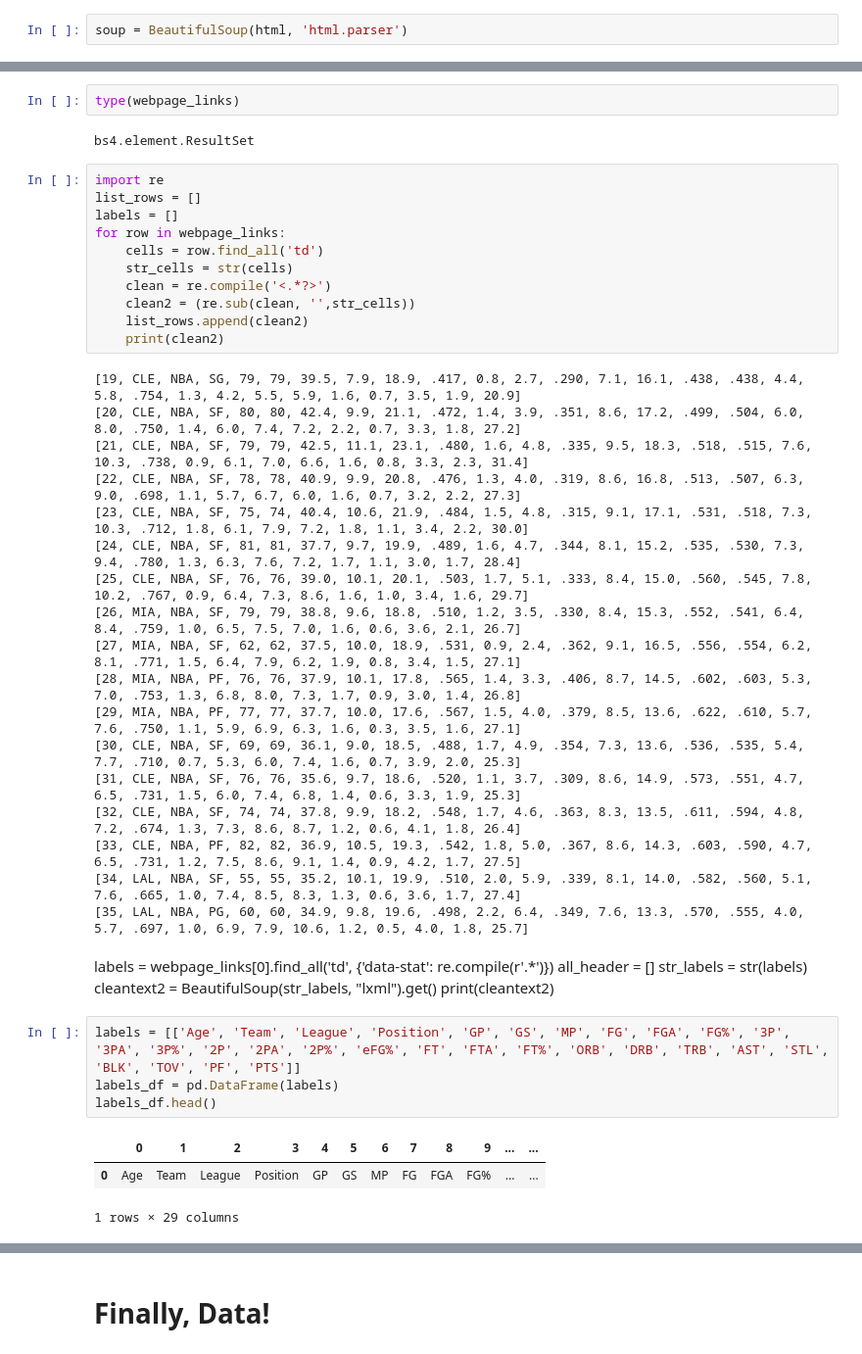
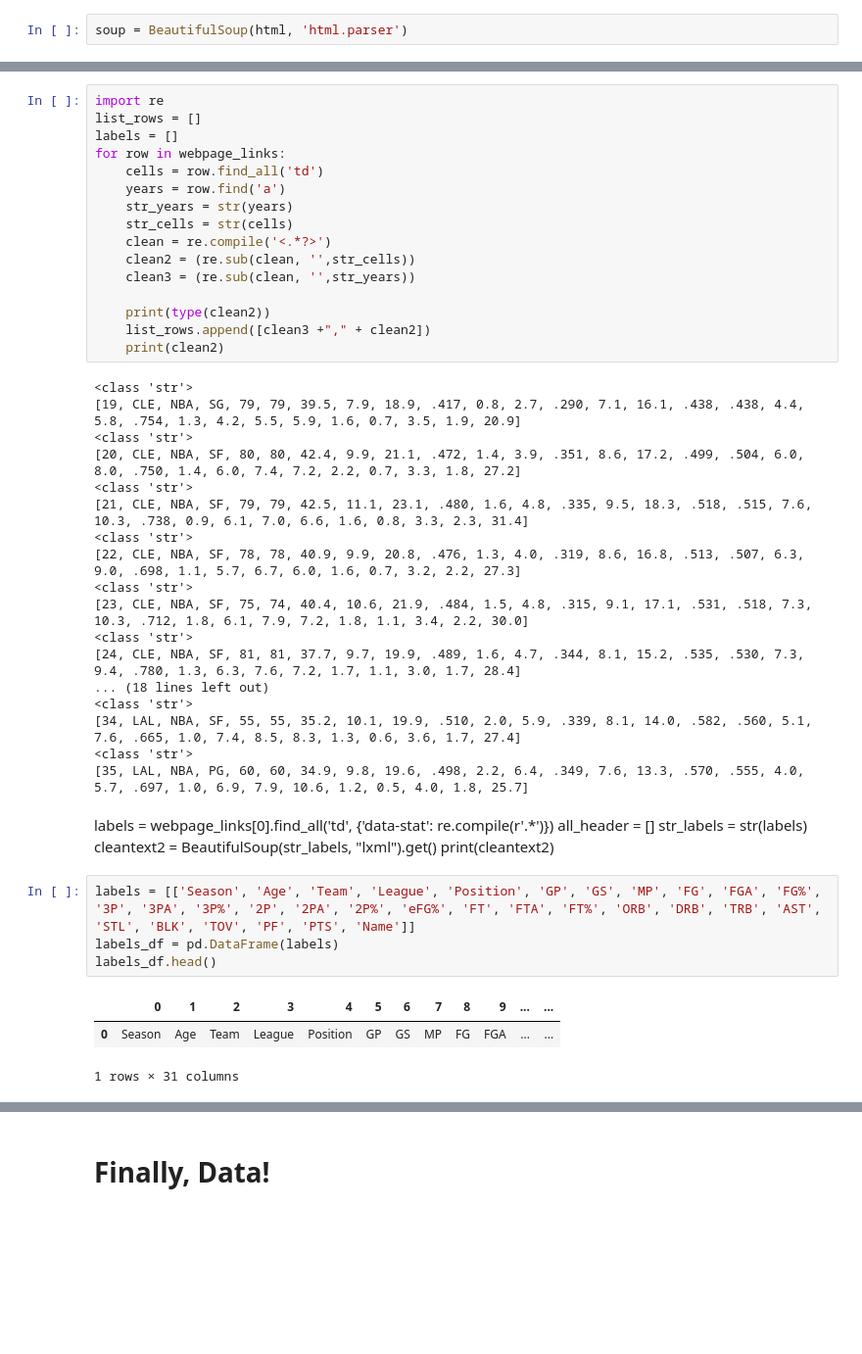
Before and after one commit to calreynolds/Basketball_reference_basic_scraping, a Jupyter notebook: basic_lebron_stats.ipynb, the cells around one changed output, grey strips where cells are left out. Shown at 98% size. Cells and saved outputs as stored; diff of their text form; blank space fills up the shorter version.

```diff
--- a/basic_lebron_stats.ipynb
+++ b/basic_lebron_stats.ipynb
@@ -46,36 +38,37 @@ import re
 webpage_links = soup.find_all('tr', {'id': re.compile(r'per.game.*')})
-# %%
-type(webpage_links)
-# %% [output]
-bs4.element.ResultSet
 # %%
 import re
 list_rows = []
 labels = []
 for row in webpage_links:
     cells = row.find_all('td')
+    years = row.find('a')
+    str_years = str(years)
     str_cells = str(cells)
     clean = re.compile('<.*?>')
     clean2 = (re.sub(clean, '',str_cells))
-    list_rows.append(clean2)
+    clean3 = (re.sub(clean, '',str_years))
+
+    print(type(clean2))
+    list_rows.append([clean3 +"," + clean2])
     print(clean2)
 # %% [output]
+<class 'str'>
 [19, CLE, NBA, SG, 79, 79, 39.5, 7.9, 18.9, .417, 0.8, 2.7, .290, 7.1, 16.1, .438, .438, 4.4, 5.8, .754, 1.3, 4.2, 5.5, 5.9, 1.6, 0.7, 3.5, 1.9, 20.9]
+<class 'str'>
 [20, CLE, NBA, SF, 80, 80, 42.4, 9.9, 21.1, .472, 1.4, 3.9, .351, 8.6, 17.2, .499, .504, 6.0, 8.0, .750, 1.4, 6.0, 7.4, 7.2, 2.2, 0.7, 3.3, 1.8, 27.2]
+<class 'str'>
 [21, CLE, NBA, SF, 79, 79, 42.5, 11.1, 23.1, .480, 1.6, 4.8, .335, 9.5, 18.3, .518, .515, 7.6, 10.3, .738, 0.9, 6.1, 7.0, 6.6, 1.6, 0.8, 3.3, 2.3, 31.4]
+<class 'str'>
 [22, CLE, NBA, SF, 78, 78, 40.9, 9.9, 20.8, .476, 1.3, 4.0, .319, 8.6, 16.8, .513, .507, 6.3, 9.0, .698, 1.1, 5.7, 6.7, 6.0, 1.6, 0.7, 3.2, 2.2, 27.3]
+<class 'str'>
 [23, CLE, NBA, SF, 75, 74, 40.4, 10.6, 21.9, .484, 1.5, 4.8, .315, 9.1, 17.1, .531, .518, 7.3, 10.3, .712, 1.8, 6.1, 7.9, 7.2, 1.8, 1.1, 3.4, 2.2, 30.0]
+<class 'str'>
 [24, CLE, NBA, SF, 81, 81, 37.7, 9.7, 19.9, .489, 1.6, 4.7, .344, 8.1, 15.2, .535, .530, 7.3, 9.4, .780, 1.3, 6.3, 7.6, 7.2, 1.7, 1.1, 3.0, 1.7, 28.4]
-[25, CLE, NBA, SF, 76, 76, 39.0, 10.1, 20.1, .503, 1.7, 5.1, .333, 8.4, 15.0, .560, .545, 7.8, 10.2, .767, 0.9, 6.4, 7.3, 8.6, 1.6, 1.0, 3.4, 1.6, 29.7]
-[26, MIA, NBA, SF, 79, 79, 38.8, 9.6, 18.8, .510, 1.2, 3.5, .330, 8.4, 15.3, .552, .541, 6.4, 8.4, .759, 1.0, 6.5, 7.5, 7.0, 1.6, 0.6, 3.6, 2.1, 26.7]
-[27, MIA, NBA, SF, 62, 62, 37.5, 10.0, 18.9, .531, 0.9, 2.4, .362, 9.1, 16.5, .556, .554, 6.2, 8.1, .771, 1.5, 6.4, 7.9, 6.2, 1.9, 0.8, 3.4, 1.5, 27.1]
-[28, MIA, NBA, PF, 76, 76, 37.9, 10.1, 17.8, .565, 1.4, 3.3, .406, 8.7, 14.5, .602, .603, 5.3, 7.0, .753, 1.3, 6.8, 8.0, 7.3, 1.7, 0.9, 3.0, 1.4, 26.8]
-[29, MIA, NBA, PF, 77, 77, 37.7, 10.0, 17.6, .567, 1.5, 4.0, .379, 8.5, 13.6, .622, .610, 5.7, 7.6, .750, 1.1, 5.9, 6.9, 6.3, 1.6, 0.3, 3.5, 1.6, 27.1]
-[30, CLE, NBA, SF, 69, 69, 36.1, 9.0, 18.5, .488, 1.7, 4.9, .354, 7.3, 13.6, .536, .535, 5.4, 7.7, .710, 0.7, 5.3, 6.0, 7.4, 1.6, 0.7, 3.9, 2.0, 25.3]
-[31, CLE, NBA, SF, 76, 76, 35.6, 9.7, 18.6, .520, 1.1, 3.7, .309, 8.6, 14.9, .573, .551, 4.7, 6.5, .731, 1.5, 6.0, 7.4, 6.8, 1.4, 0.6, 3.3, 1.9, 25.3]
-[32, CLE, NBA, SF, 74, 74, 37.8, 9.9, 18.2, .548, 1.7, 4.6, .363, 8.3, 13.5, .611, .594, 4.8, 7.2, .674, 1.3, 7.3, 8.6, 8.7, 1.2, 0.6, 4.1, 1.8, 26.4]
-[33, CLE, NBA, PF, 82, 82, 36.9, 10.5, 19.3, .542, 1.8, 5.0, .367, 8.6, 14.3, .603, .590, 4.7, 6.5, .731, 1.2, 7.5, 8.6, 9.1, 1.4, 0.9, 4.2, 1.7, 27.5]
+... (18 lines left out)
+<class 'str'>
 [34, LAL, NBA, SF, 55, 55, 35.2, 10.1, 19.9, .510, 2.0, 5.9, .339, 8.1, 14.0, .582, .560, 5.1, 7.6, .665, 1.0, 7.4, 8.5, 8.3, 1.3, 0.6, 3.6, 1.7, 27.4]
+<class 'str'>
 [35, LAL, NBA, PG, 60, 60, 34.9, 9.8, 19.6, .498, 2.2, 6.4, .349, 7.6, 13.3, .570, .555, 4.0, 5.7, .697, 1.0, 6.9, 7.9, 10.6, 1.2, 0.5, 4.0, 1.8, 25.7]
 # %% [markdown]
 labels = webpage_links[0].find_all('td', {'data-stat': re.compile(r'.*')})
@@ -84,13 +77,13 @@ str_labels = str(labels)
 cleantext2 = BeautifulSoup(str_labels, "lxml").get()
 print(cleantext2)
 # %%
-labels = [['Age', 'Team', 'League', 'Position', 'GP', 'GS', 'MP', 'FG', 'FGA', 'FG%', '3P', '3PA', '3P%', '2P', '2PA', '2P%', 'eFG%', 'FT', 'FTA', 'FT%', 'ORB', 'DRB', 'TRB', 'AST', 'STL', 'BLK', 'TOV', 'PF', 'PTS']]
+labels = [['Season', 'Age', 'Team', 'League', 'Position', 'GP', 'GS', 'MP', 'FG', 'FGA', 'FG%', '3P', '3PA', '3P%', '2P', '2PA', '2P%', 'eFG%', 'FT', 'FTA', 'FT%', 'ORB', 'DRB', 'TRB', 'AST', 'STL', 'BLK', 'TOV', 'PF', 'PTS', 'Name']]
 labels_df = pd.DataFrame(labels)
 labels_df.head()
 # %% [output]
 |  | 0 | 1 | 2 | 3 | 4 | 5 | 6 | 7 | 8 | 9 | ... | ... |
-| 0 | Age | Team | League | Position | GP | GS | MP | FG | FGA | FG% | ... | ... |
+| 0 | Season | Age | Team | League | Position | GP | GS | MP | FG | FGA | ... | ... |
-1 rows × 29 columns
+1 rows × 31 columns
 # %%
 df = pd.DataFrame(list_rows)
 df1 = df[0].str.split(',', expand=True)
```
Also changed, not shown: parts of 34 cells of this notebook.
